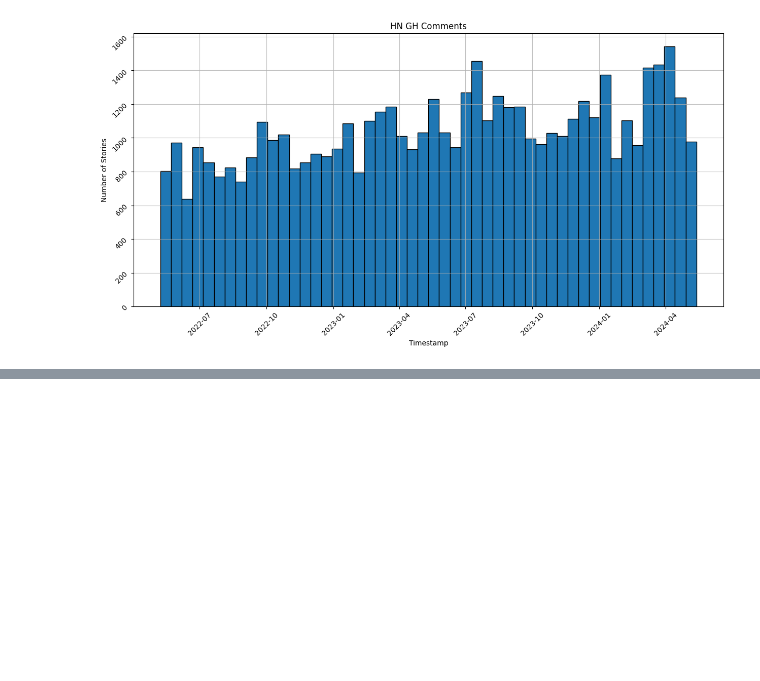
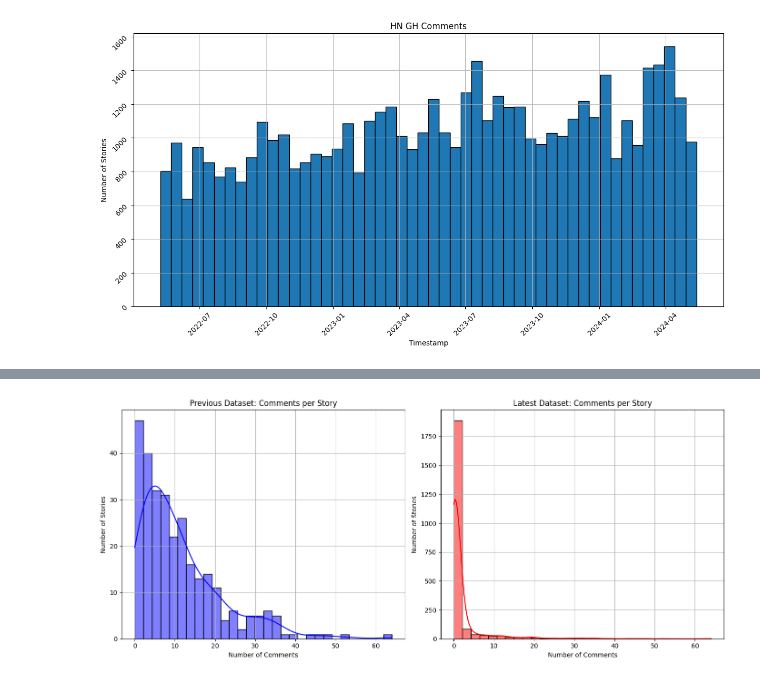
Before and after one commit to MUICT-SERU/SP2024-GPT, a Jupyter notebook: src/rq1/1a-temporal-analysis/comment/analyze-hn-comments.ipynb, the cells around one changed output, grey strips where cells are left out. Cells and saved outputs as stored; diff of their text form; code cells hidden in the pictures; blank space fills up the shorter version.

```diff
--- a/src/rq1/1a-temporal-analysis/comment/analyze-hn-comments.ipynb
+++ b/src/rq1/1a-temporal-analysis/comment/analyze-hn-comments.ipynb
@@ -65,0 +171,90 @@ plot_hist_stories(comments_gh_df, 'HN GH Comments')
+# %%
+import pandas as pd
+import matplotlib.pyplot as plt
+import seaborn as sns
+
+# Assuming:
+df_previous_stories = pd.read_csv('./rq1_stories_github_valid_projs_only_292.csv')
+df_latest_stories = pd.read_csv('./hn-stories-gh-ai.csv')
+df_previous_comments = df_292
+df_latest_comments = df_2000
+
+# Step 1: Count comments per story for both datasets
+previous_comment_counts = df_previous_comments.groupby('story_id').size().reset_index(name='comment_count')
+latest_comment_counts = df_latest_comments.groupby('story_id').size().reset_index(name='comment_count')
+
+# Step 2: Merge comment counts with story datasets
+# For the previous dataset
+previous_stories_with_counts = pd.merge(
+    df_previous_stories,
+    previous_comment_counts,
+    left_on='discussion_id',
+    right_on='story_id',
+    how='left'
+).fillna(0)  # Fill NaN (stories with no comments) with 0
+
+# For the latest dataset
+latest_stories_with_counts = pd.merge(
+    df_latest_stories,
+    latest_comment_counts,
+    left_on='id',
+    right_on='story_id',
+    how='left'
+).fillna(0)  # Fill NaN (stories with no comments) with 0
+
+# Step 3: Analyze distributions
+# Plot histograms for both datasets
+plt.figure(figsize=(14, 6))
+
+# Previous dataset
+plt.subplot(1, 2, 1)
+sns.histplot(previous_stories_with_counts['comment_count'], bins=30, kde=True, color='blue')
+plt.title('Previous Dataset: Comments per Story')
+plt.xlabel('Number of Comments')
+plt.ylabel('Number of Stories')
+plt.grid(True)
+
+# Latest dataset
+plt.subplot(1, 2, 2)
+sns.histplot(latest_stories_with_counts['comment_count'], bins=30, kde=True, color='red')
+plt.title('Latest Dataset: Comments per Story')
+plt.xlabel('Number of Comments')
+plt.ylabel('Number of Stories')
+plt.grid(True)
+
+plt.tight_layout()
+plt.show()
+
+# Step 4: Identify stories with the most comments and those with 0 or 1 comment
+# Stories with the most comments (top 10)
+top_10_previous = previous_stories_with_counts.sort_values(by='comment_count', ascending=False).head(10)
+top_10_latest = latest_stories_with_counts.sort_values(by='comment_count', ascending=False).head(10)
+
+# Stories with 0 comments
+zero_comments_previous = previous_stories_with_counts[previous_stories_with_counts['comment_count'] == 0]
+zero_comments_latest = latest_stories_with_counts[latest_stories_with_counts['comment_count'] == 0]
+
+# Stories with 1 comment
+one_comment_previous = previous_stories_with_counts[previous_stories_with_counts['comment_count'] == 1]
+one_comment_latest = latest_stories_with_counts[latest_stories_with_counts['comment_count'] == 1]
+
+# Display results
+print("Top 10 Stories with Most Comments (Previous Dataset):")
+print(top_10_previous[['discussion_id', 'title', 'comment_count']])
+
+print("\nTop 10 Stories with Most Comments (Latest Dataset):")
+print(top_10_latest[['id', 'title', 'comment_count']])
+
+print("\nStories with 0 Comments (Previous Dataset):")
+print(zero_comments_previous[['discussion_id', 'title', 'comment_count']])
+
+print("\nStories with 0 Comments (Latest Dataset):")
+print(zero_comments_latest[['id', 'title', 'comment_count']])
+
+print("\nStories with 1 Comment (Previous Dataset):")
+print(one_comment_previous[['discussion_id', 'title', 'comment_count']])
+
+print("\nStories with 1 Comment (Latest Dataset):")
+print(one_comment_latest[['id', 'title', 'comment_count']])
+# %% [output]
+[figure, added]
```
Also changed, not shown: parts of 10 cells of this notebook, 6 other files.
